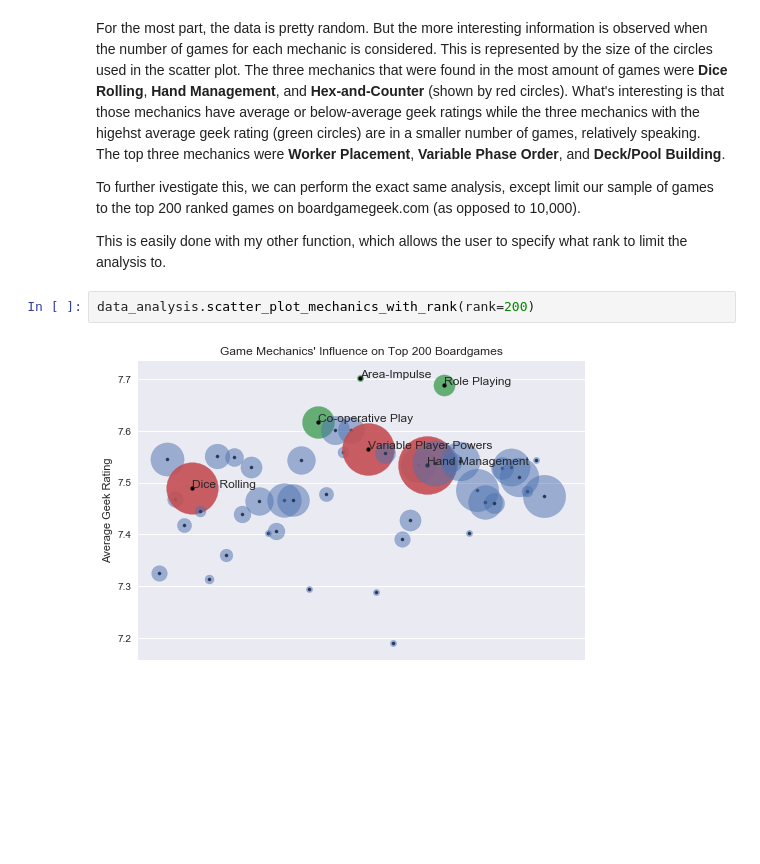
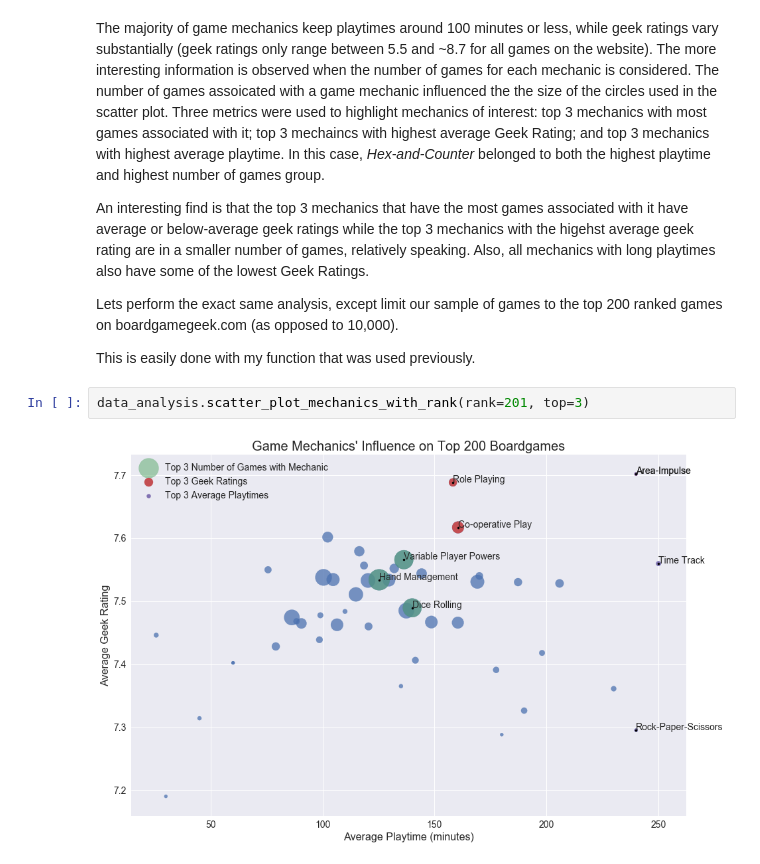
Before and after one commit to rolison/BoardGameGeek-DataScience, a Jupyter notebook: bggDataAnalysis1.ipynb, the cells around one changed output. Saved outputs shown, nothing was run; the diff lists cells and outputs as text; blank space fills up the shorter version.

Commit message:
Revamped some plots in data_analysis, added more jupyter notebooks

```diff
--- a/bggDataAnalysis1.ipynb
+++ b/bggDataAnalysis1.ipynb
@@ -54,11 +70,13 @@ data_analysis.scatter_plot_all_mechanics()
 # %% [markdown]
-For the most part, the data is pretty random. But the more interesting information is observed when the number of games for each mechanic is considered. This is represented by the size of the circles used in the scatter plot. The three mechanics that were found in the most amount of games were __Dice Rolling__, __Hand Management__, and __Hex-and-Counter__ (shown by red circles). What's interesting is that those mechanics have average or below-average geek ratings while the three mechanics with the higehst average geek rating (green circles) are in a smaller number of games, relatively speaking. The top three mechanics were __Worker Placement__, __Variable Phase Order__, and __Deck/Pool Building__.
+The majority of game mechanics keep playtimes around 100 minutes or less, while geek ratings vary substantially (geek ratings only range between 5.5 and ~8.7 for all games on the website). The more interesting information is observed when the number of games for each mechanic is considered. The number of games assoicated with a game mechanic influenced the the size of the circles used in the scatter plot. Three metrics were used to highlight mechanics of interest: top 3 mechanics with most games associated with it; top 3 mechaincs with highest average Geek Rating; and top 3 mechanics with highest average playtime. In this case, _Hex-and-Counter_ belonged to both the highest playtime and highest number of games group.
 
-To further ivestigate this, we can perform the exact same analysis, except limit our sample of games to the top 200 ranked games on boardgamegeek.com (as opposed to 10,000).
+An interesting find is that the top 3 mechanics that have the most games associated with it have average or below-average geek ratings while the top 3 mechanics with the higehst average geek rating are in a smaller number of games, relatively speaking. Also, all mechanics with long playtimes also have some of the lowest Geek Ratings.
 
-This is easily done with my other function, which allows the user to specify what rank to limit the analysis to.
+Lets perform the exact same analysis, except limit our sample of games to the top 200 ranked games on boardgamegeek.com (as opposed to 10,000).
+
+This is easily done with my function that was used previously.
 # %%
-data_analysis.scatter_plot_mechanics_with_rank(rank=200)
+data_analysis.scatter_plot_mechanics_with_rank(rank=201, top=3)
 # %% [output]
-[figure, old version]
+[figure, new version]
 # %% [markdown]
```
Also changed, not shown: parts of 3 cells of this notebook, 3 other files.
